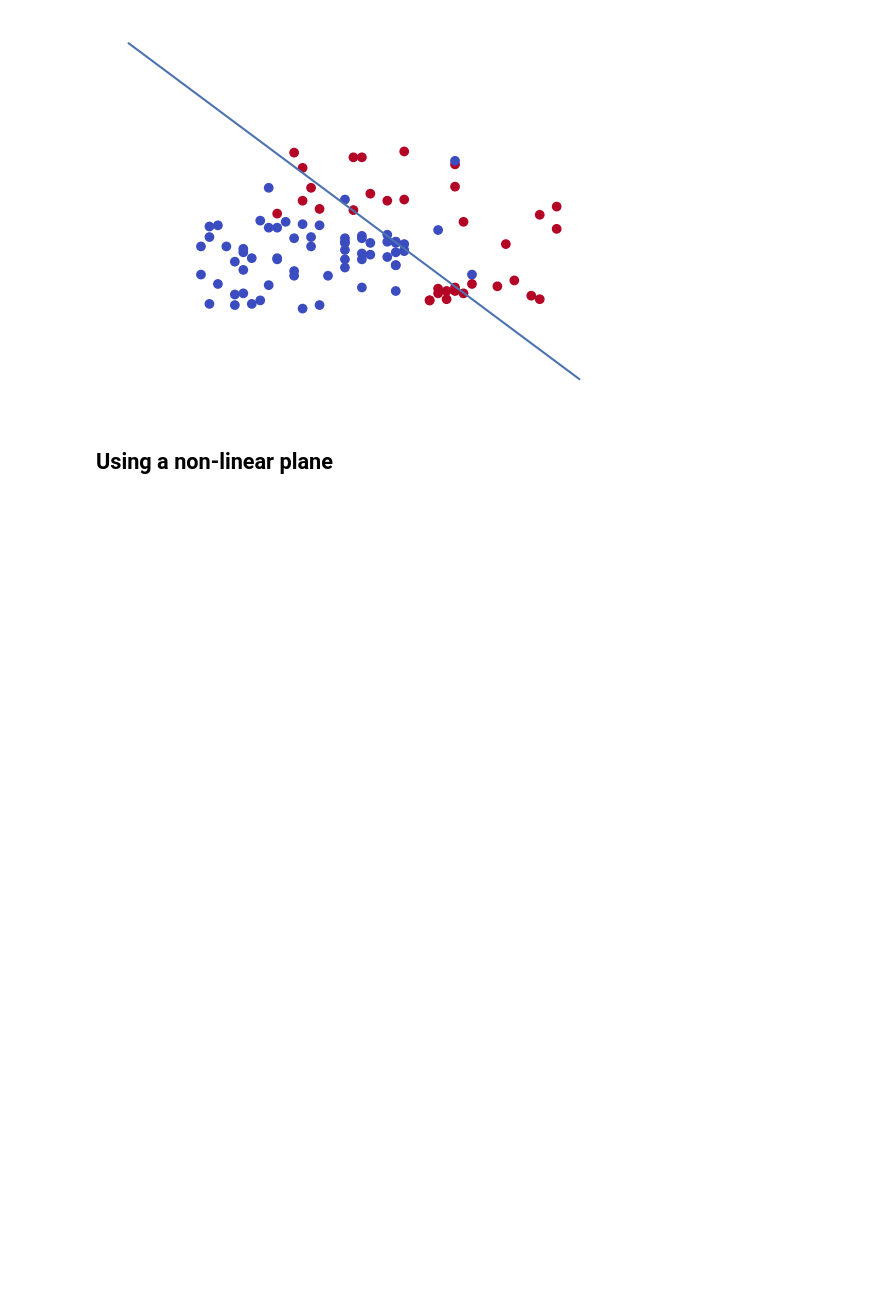
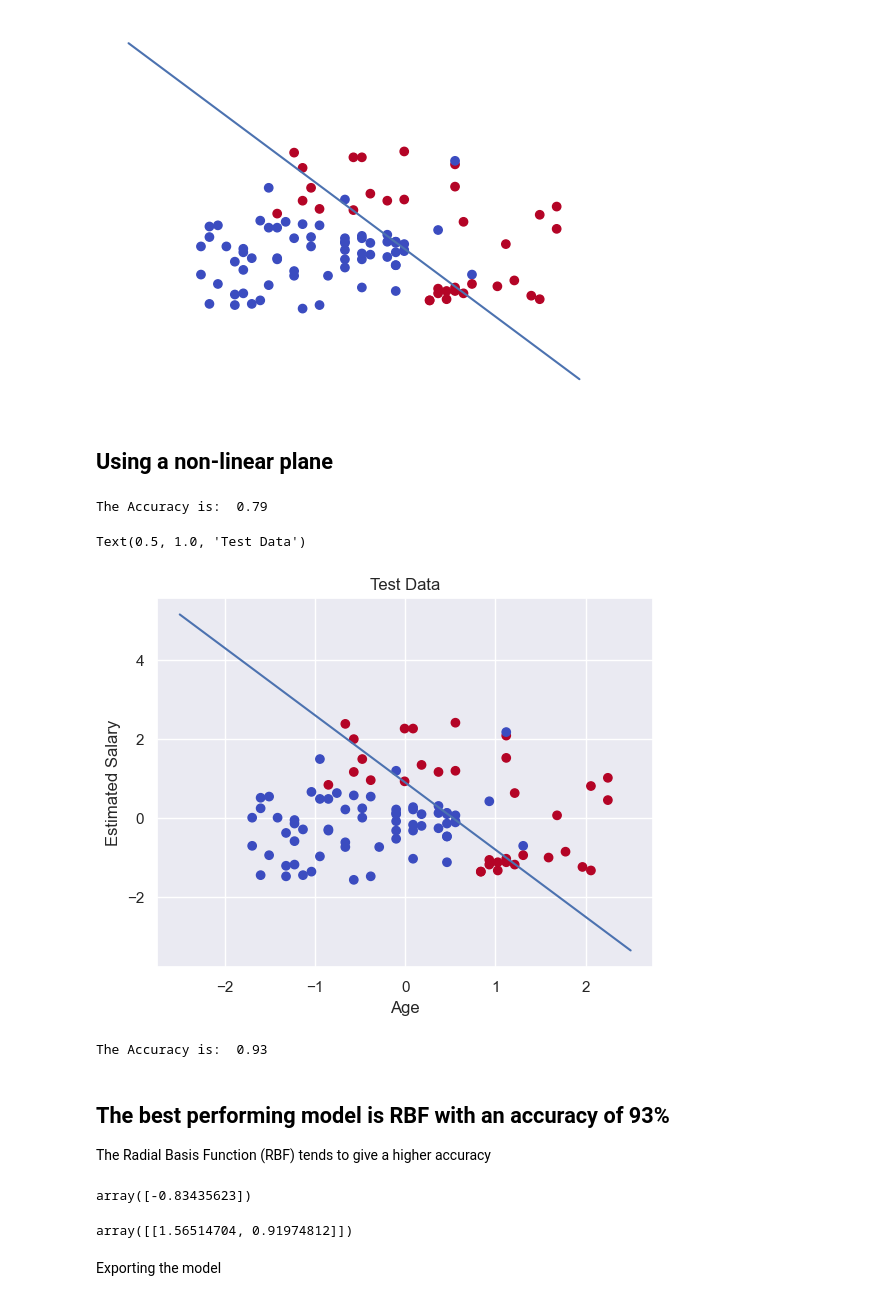
Before and after one commit to Kachanta/Classifying_customers_with_SVM_Algorithm, a Jupyter notebook: main.ipynb, the cells around one changed output. Cells and saved outputs as stored; diff of their text form; code cells hidden in the pictures; blank space fills up the shorter version.

```diff
--- a/Untitled.ipynb
+++ b/main.ipynb
@@ -53,10 +57,9 @@ print(Y_test.shape)
 (100,)
 # %%
 from sklearn.preprocessing import StandardScaler
+scaler = StandardScaler()
+X_train = scaler.fit_transform(X_train)
+X_test = scaler.fit_transform(X_test)
-# %%
-scale_X = StandardScaler()
-X_train = scale_X.fit_transform(X_train)
-X_test = scale_X.fit_transform(X_test)
 # %%
 X_train[:5]
 # %% [output]
@@ -131,25 +134,58 @@ plt.axis("off"), plt.show();
 ## Using a non-linear plane
 # %%
 #Model
-import sklearn.svm as SVC
-model = SVC(kernel='', random_state = 0)
+from sklearn.svm import SVC
+model = SVC(kernel='linear', random_state = 0)
 model.fit(X_train,Y_train)
-Y_pred = model.predict(X_test,Y_test)
+Y_pred = model.predict(X_test)
 
 #Accuracy measures
 from sklearn import metrics
 accuracy = metrics.accuracy_score(Y_test, Y_pred)
-print(accuray)
+print("The Accuracy is: ", accuracy)
 
-
+#Visualization
 plt.scatter(X_test[:,0], X_test[:,1], c=Y_test, cmap="coolwarm")
 
 #Hyper plane
-w = classifier.coef_[0]
+w = model.coef_[0]
 a = -w[0]/w[1]
 xx = np.linspace (-2.5,2.5)
-yy = a*xx-(classifier.intercept_[0])/w[1]
+yy = a*xx-(model.intercept_[0])/w[1]
 
 #Plotting the hyper plane
 plt.plot(xx,yy)
-plt.axis("off"), plt.show();
+#plt.axis("off"), plt.show()
+plt.xlabel("Age")
+plt.ylabel("Estimated Salary")
+plt.title("Test Data")
+# %% [output]
+The Accuracy is:  0.79
+Text(0.5, 1.0, 'Test Data')
+[figure, added]
+# %%
+# RBF Model
+from sklearn.svm import SVC
+model = SVC(kernel='rbf', random_state = 0)
+model.fit(X_train,Y_train)
+Y_pred = model.predict(X_test)
+
+#Accuracy measures
+from sklearn import metrics
+accuracy = metrics.accuracy_score(Y_test, Y_pred)
+print("The Accuracy is: ", accuracy)
+# %% [output]
+The Accuracy is:  0.93
+# %% [markdown]
+## The best performing model is RBF with an accuracy of 93%
+The Radial Basis Function (RBF) tends to give a higher accuracy
+# %%
+model.intercept_
+# %% [output]
+array([-0.83435623])
+# %%
+model.coef_
+# %% [output]
+array([[1.56514704, 0.91974812]])
+# %% [markdown]
+Exporting the model
```
Also changed, not shown: parts of 19 cells of this notebook, 4 other files.
